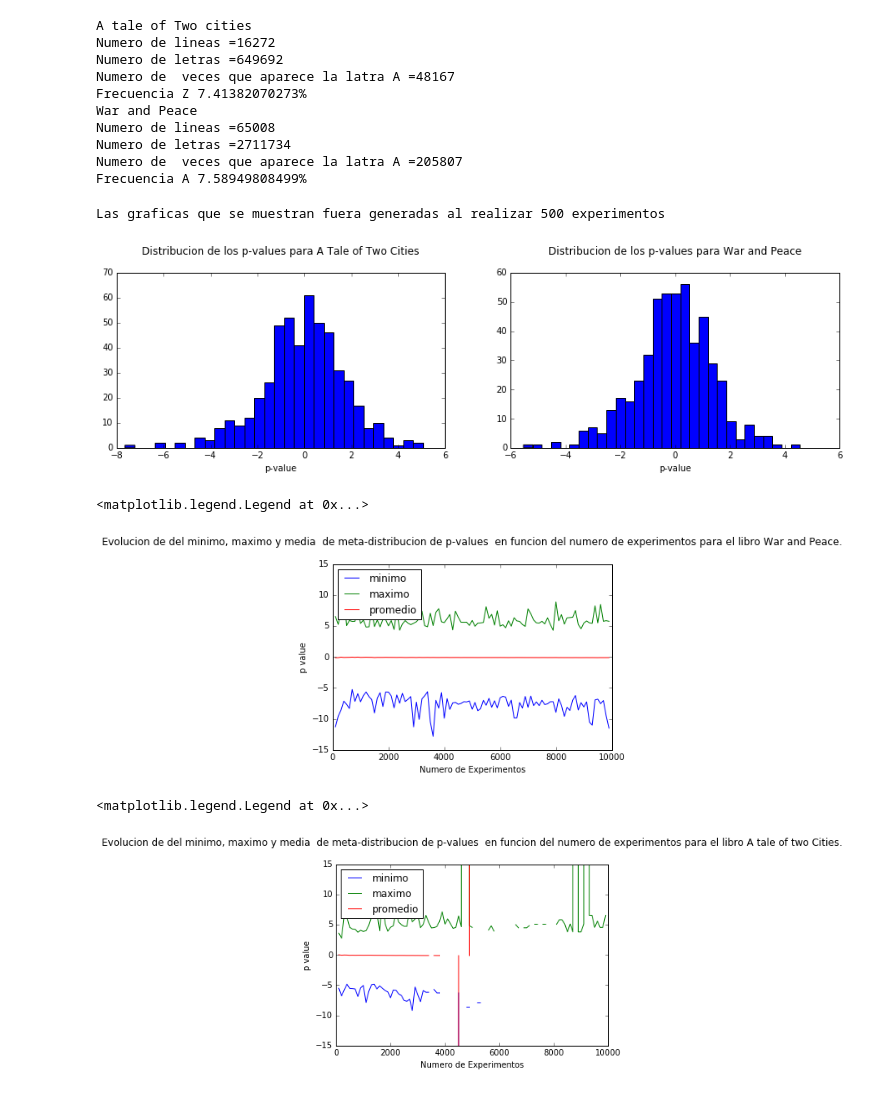
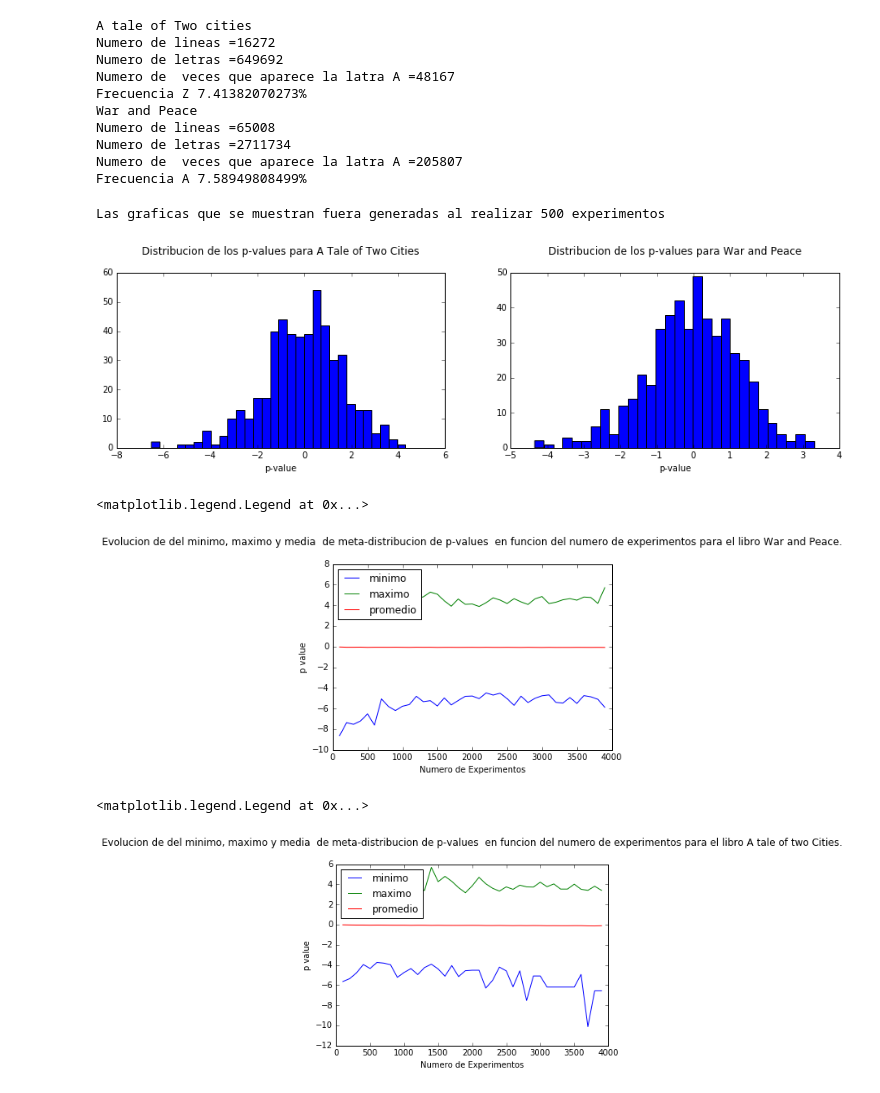
Before and after one commit to sercharpak/MCA_Tarea_2, a Jupyter notebook: Punto3/Punto3.ipynb, the cells around one changed output. Drawn from its saved outputs; the diff is of its cells as text; code cells hidden in the pictures.

```diff
--- a/Punto3/Punto3.ipynb
+++ b/Punto3/Punto3.ipynb
@@ -194,14 +194,14 @@ def experimento (LETRAS,frecletra,Nexp):
 
 
 
-    Numeroexp = len(LETRAS)/10
+    Numeroexp = len(LETRAS)/30
 
     arrayexp2 = []
 
     frecuencia = []
 
 
-    for i in range(10):
+    for i in range(30):
         letras = []
         for j in range(Numeroexp):
 
@@ -210,7 +210,7 @@ def experimento (LETRAS,frecletra,Nexp):
         arrayexp2.append(letras)
 
 
-    for h in range(10):
+    for h in range(30):
 
         frecuencia.append(100*prom(arrayexp2[h]))
 
@@ -259,7 +259,7 @@ plt.title('Distribucion de los p-values para A Tale of Two Cities',y=1.08)
 print 'Las graficas que se muestran fuera generadas al realizar 500 experimentos'
 # %% [output]
 Las graficas que se muestran fuera generadas al realizar 500 experimentos
-[figure, old version]
+[figure, new version]
 # %%
 def muchos (cuantos):
 
@@ -316,7 +316,7 @@ minimosTTC=[]
 maximosTTC=[]
 promediosTTC=[]
 
-for i in range(100,10000,100):
+for i in range(100,4000,100):
 
     TaleTwoCities = muchos(i)[0]
 
@@ -350,21 +350,21 @@ ylabel('p value')
 plt.legend(['minimo', 'maximo', 'promedio'], loc='upper left')
 # %% [output]
 <matplotlib.legend.Legend at 0x...>
-[figure, old version]
+[figure, new version]
 # %%
 #print NumerExp
 
 plot(NumerExp,minimosTTC,label='Minimos')
 
 plot(NumerExp,maximosTTC,label='Maximos')
 plot(NumerExp,promediosTTC,label='Media')
-axis([0,10000,-15,15])
+
 
 plt.title('Evolucion de del minimo, maximo y media  de meta-distribucion de p-values  en funcion del numero de experimentos para el libro A tale of two Cities.',y=1.08)
 xlabel('Numero de Experimentos')
 ylabel('p value')
 # Now add the legend with some customizations.
 plt.legend(['minimo', 'maximo', 'promedio'], loc='upper left')
 # %% [output]
 <matplotlib.legend.Legend at 0x...>
-[figure, old version]
+[figure, new version]
```
Also changed, not shown: parts of 2 cells of this notebook.
